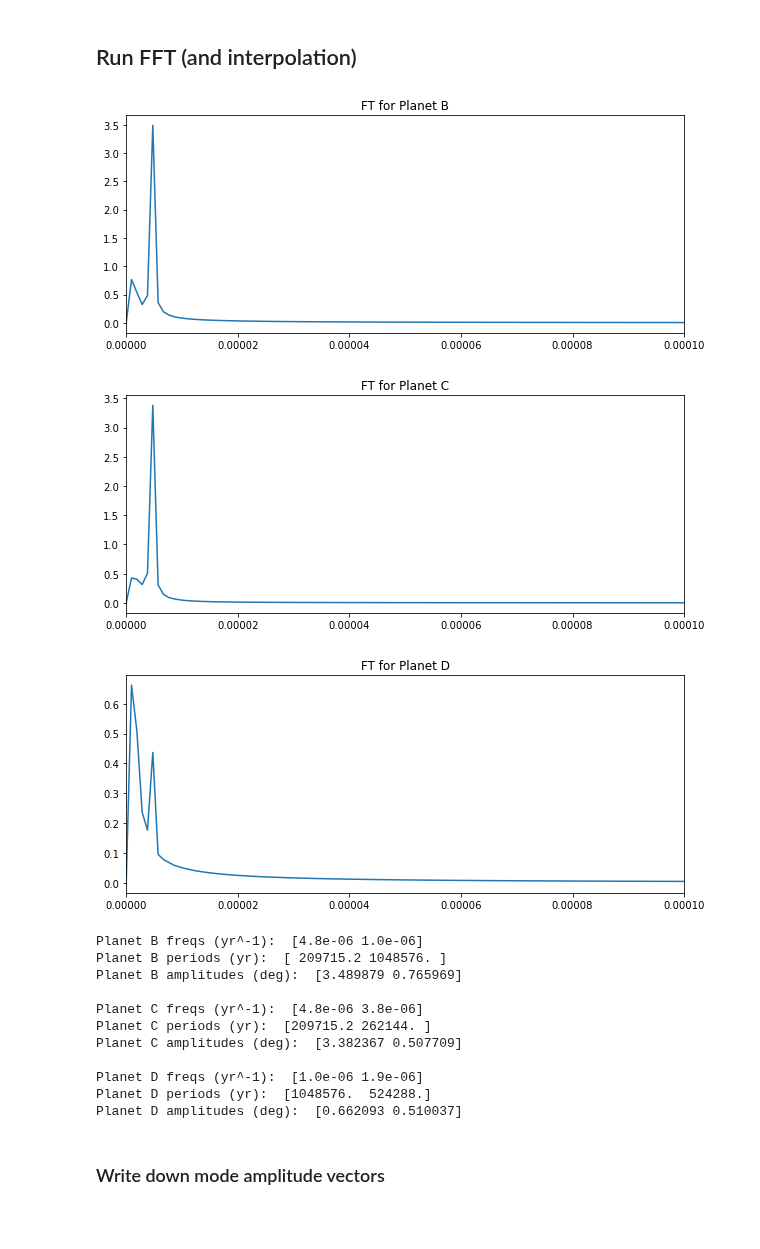
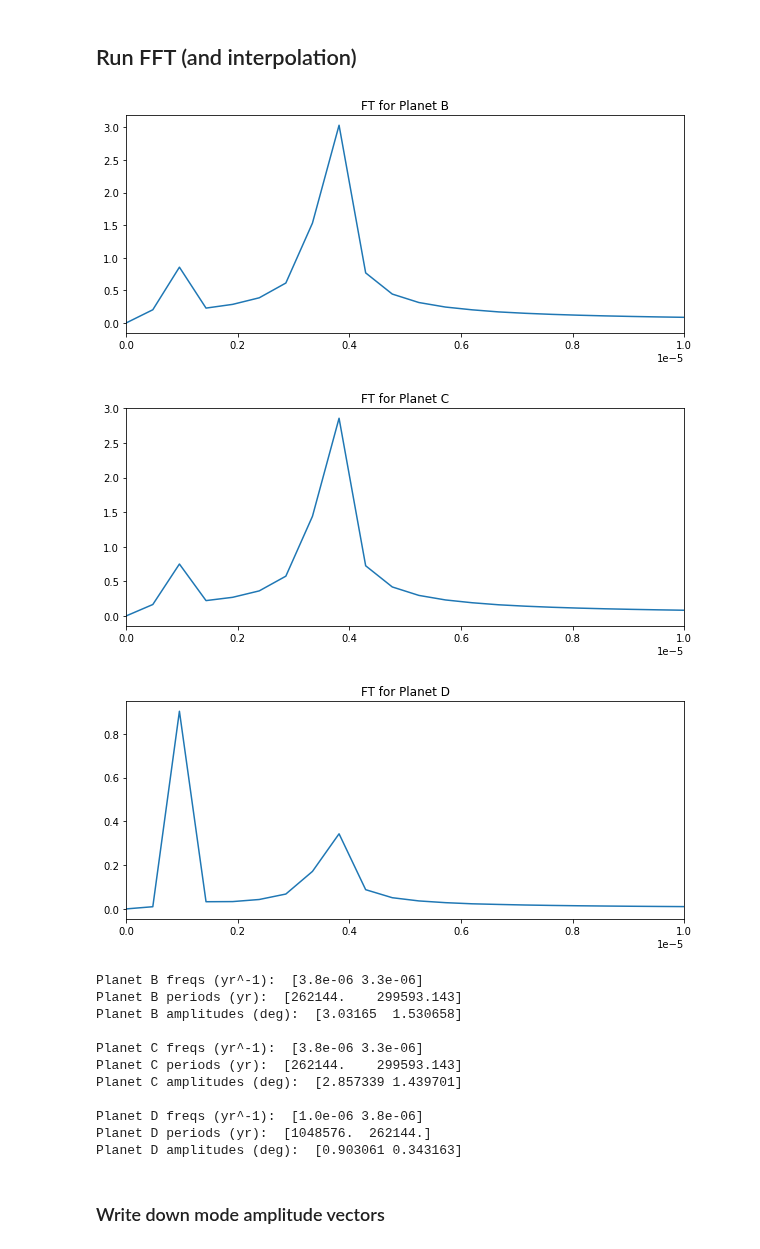
Before and after one commit to Jupiter1994/inc-dynamics, a Jupyter notebook: three_planet/three_planet.ipynb, the cells around one changed output. Drawn from its saved outputs; the diff is of its cells as text; code cells hidden in the pictures; blank space fills up the shorter version.

Commit message:
3p alpha=1/2, analytic *should*  be reliable

```diff
--- a/three_planet/three_planet.ipynb
+++ b/three_planet/three_planet.ipynb
@@ -66,7 +66,7 @@ M_e = 3.00273e-6 # Earth mass in Msun
 star_mass = 1.0
 
 # set semimajor axis ratio of adjacent planets
-alpha = 1 / 1.9
+alpha = 1 / 2.
 
 # Each planet has 4 provided params: mass (m) in Earth masses, semimajor axis (a),
 # inclination (inc), and Omega. The three omitted orbital params (e, f, omega)
@@ -118,7 +118,7 @@ Planet D's inc (L_tot frame) = 0.009997189
 ## Run sim
 # %%
 tstep = 1
-tmax = 2**20 # end time of integration (yr)
+tmax = 2**21 # end time of integration (yr)
 num_steps = int(tmax / tstep)
 N = num_steps
 N_div_100 = int(N / 100)
@@ -321,6 +321,7 @@ plt.show()
 # %% [markdown]
 ## Run FFT (and interpolation)
 # %%
+## run FFT
 def quad_fn(coeffs, x):
     '''
     Given the coefficients of a quadratic polynomial f(x), return f(x).
@@ -362,7 +363,7 @@ def FFT_freq_amp(incs, planet_name, quad_interp=False):
     # plot FFT result
     plt.figure(figsize=(10,4))
     plt.plot(xf, yf_scaled)
-    plt.xlim(0, 1e-4)
+    plt.xlim(0, 1e-5)
     plt.title('FT for ' + planet_name)
     plt.show()
 
@@ -403,47 +404,47 @@ use_interp = False
 
 b_freqs = np.zeros([2])
 b_amps = np.zeros([2])
 b_freqs, b_amps = FFT_freq_amp(b_series, 'Planet B', quad_interp=use_interp)
 b_periods = [1/freq for freq in b_freqs] # years
 
 c_freqs = np.zeros([2])
 c_amps = np.zeros([2])
 c_freqs, c_amps = FFT_freq_amp(c_series, 'Planet C', quad_interp=use_interp)
 c_periods = [1/freq for freq in c_freqs] # years
 
 d_freqs = np.zeros([2])
 d_amps = np.zeros([2])
 d_freqs, d_amps = FFT_freq_amp(d_series, 'Planet D', quad_interp=use_interp)
 d_periods = [1/freq for freq in d_freqs] # years
 
 if use_interp:
     print('WITH QUADRATIC INTERPOLATION:')
 print(f'Planet B freqs (yr^-1): ', np.round(b_freqs,7))
 print(f'Planet B periods (yr): ', np.round(b_periods,3))
 print(f'Planet B amplitudes (deg): ', np.round(b_amps,6))
 print()
 print(f'Planet C freqs (yr^-1): ', np.round(c_freqs,7))
 print(f'Planet C periods (yr): ', np.round(c_periods,3))
 print(f'Planet C amplitudes (deg): ', np.round(c_amps,6))
 print()
 print(f'Planet D freqs (yr^-1): ', np.round(d_freqs,7))
 print(f'Planet D periods (yr): ', np.round(d_periods,3))
 print(f'Planet D amplitudes (deg): ', np.round(d_amps,6))
 # %% [output]
-[figure, old version]
+[figure, new version]
-[figure, old version]
+[figure, new version]
-[figure, old version]
+[figure, new version]
-Planet B freqs (yr^-1):  [4.8e-06 1.0e-06]
-Planet B periods (yr):  [ 209715.2 1048576. ]
-Planet B amplitudes (deg):  [3.489879 0.765969]
+Planet B freqs (yr^-1):  [3.8e-06 3.3e-06]
+Planet B periods (yr):  [262144.    299593.143]
+Planet B amplitudes (deg):  [3.03165  1.530658]
 
-Planet C freqs (yr^-1):  [4.8e-06 3.8e-06]
-Planet C periods (yr):  [209715.2 262144. ]
-Planet C amplitudes (deg):  [3.382367 0.507709]
+Planet C freqs (yr^-1):  [3.8e-06 3.3e-06]
+Planet C periods (yr):  [262144.    299593.143]
+Planet C amplitudes (deg):  [2.857339 1.439701]
 
-Planet D freqs (yr^-1):  [1.0e-06 1.9e-06]
-Planet D periods (yr):  [1048576.  524288.]
-Planet D amplitudes (deg):  [0.662093 0.510037]
+Planet D freqs (yr^-1):  [1.0e-06 3.8e-06]
+Planet D periods (yr):  [1048576.  262144.]
+Planet D amplitudes (deg):  [0.903061 0.343163]
 # %% [markdown]
 ### Write down mode amplitude vectors
 # %% [markdown]
```
Also changed, not shown: parts of 20 cells of this notebook, 2 other files.
